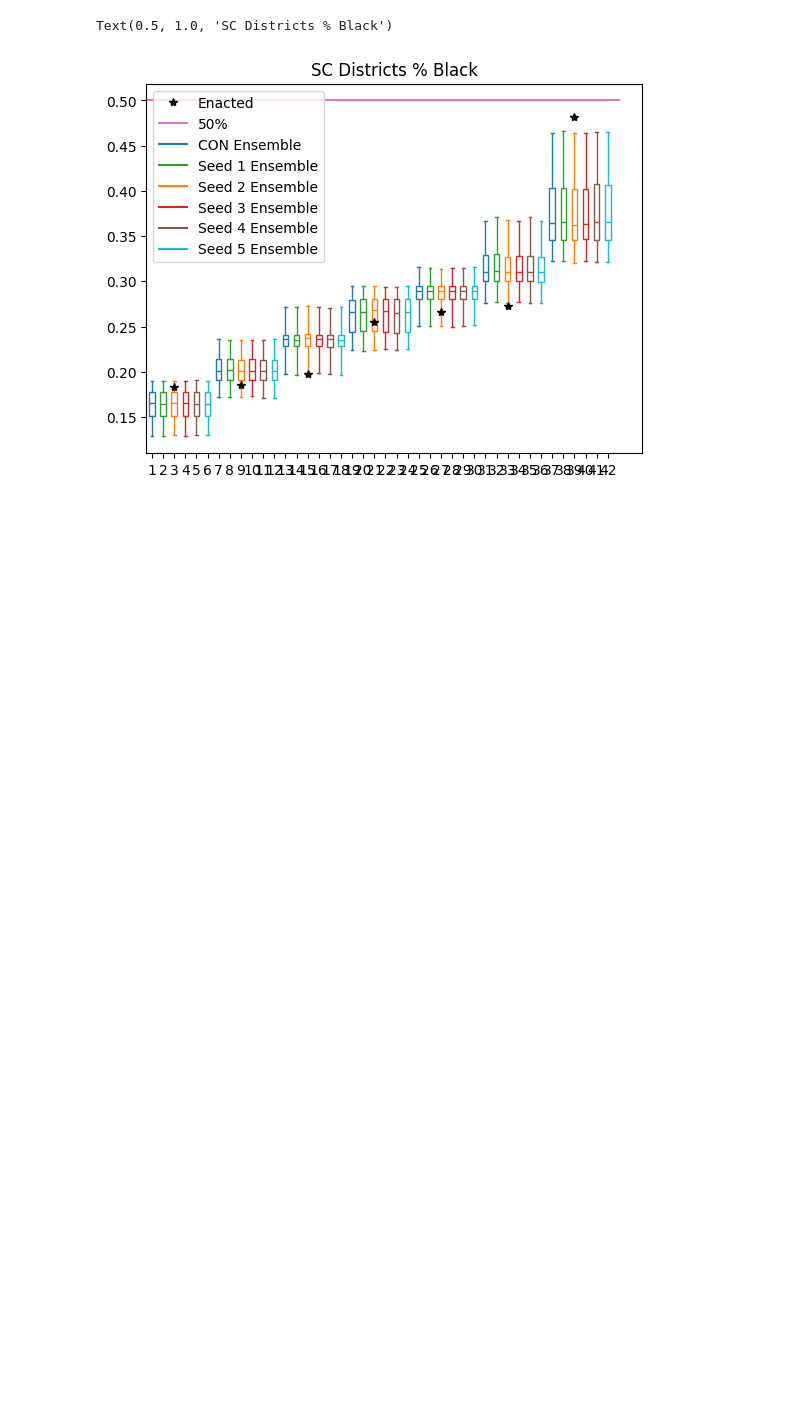
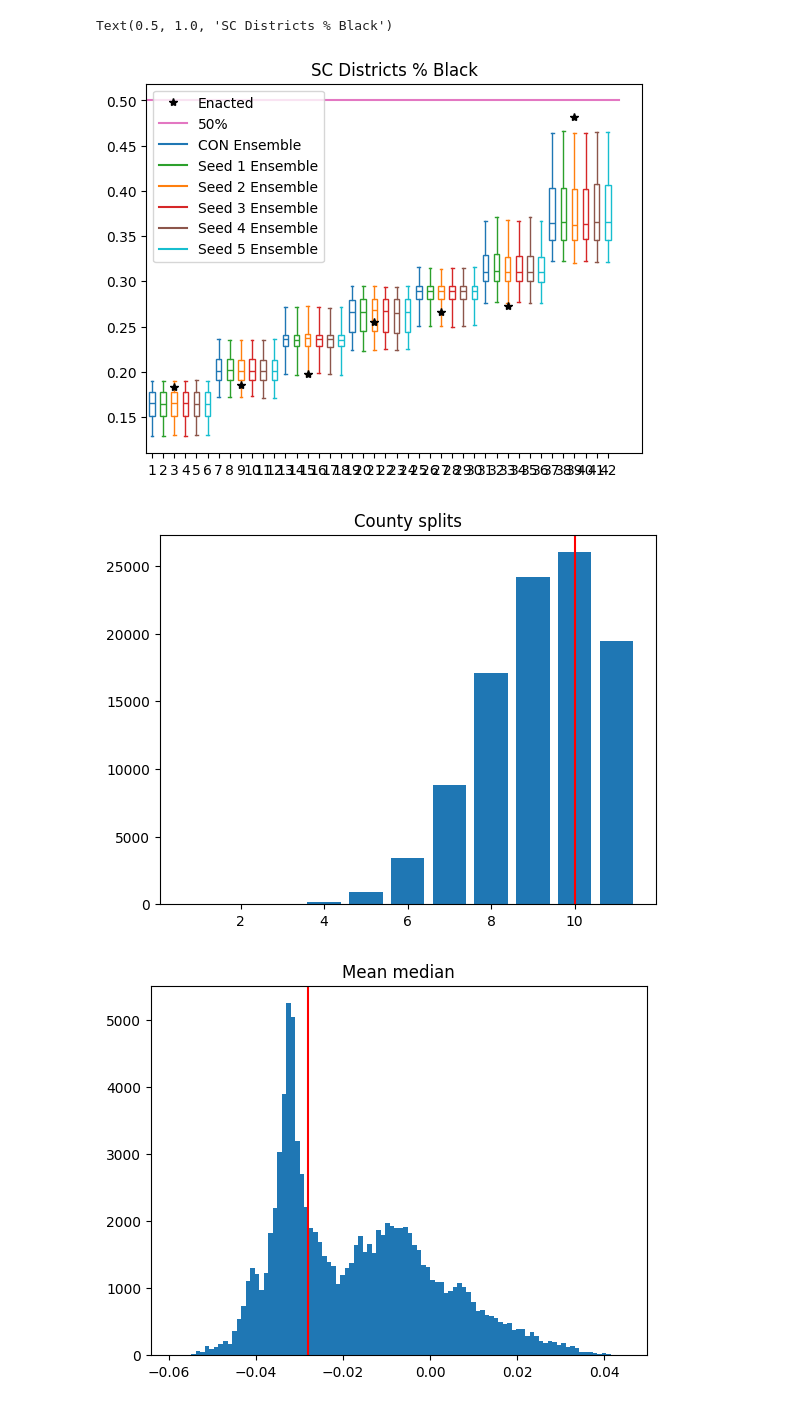
Before and after one commit to angela-moon/vra-analysis-south, a Jupyter notebook: SC/SC_Process_Ensemble_Outputs.ipynb, the cells around one changed output. Cells and saved outputs as stored; diff of their text form; code cells hidden in the pictures; blank space fills up the shorter version.

Commit message:
SC ensemble, Black representatives in Congress plot

```diff
--- a/SC/SC_Process_Ensemble_Outputs.ipynb
+++ b/SC/SC_Process_Ensemble_Outputs.ipynb
@@ -363,3 +364,57 @@ plt.title("SC Districts % Black")
 # %% [output]
 Text(0.5, 1.0, 'SC Districts % Black')
 [figure]
+# %%
+# univariate statistics
+max_steps = 100000
+step_size = 1000
+
+ts = [x * step_size for x in range(1, int(max_steps/step_size) + 1)]
+# %%
+df = pd.read_csv("./SC_Ensemble_Stats/chain_outputs_0_1000.csv")
+
+for t in ts[1:]:
+    df2 = pd.read_csv(f"./SC_Ensemble_Stats/chain_outputs_0_{t}.csv")
+    df = pd.concat([df, df2], ignore_index=True)
+# %%
+counts = Counter(df['County splits'])
+
+categories = list(counts.keys())
+frequencies = list(counts.values())
+plt.bar(categories, frequencies)
+plt.axvline(10, color='red',label='Enacted')
+plt.title("County splits")
+plt.show()
+
+plt.hist(df['MM'],bins=100)
+plt.axvline(-0.02801788672558564, color='red',label='Enacted')
+plt.title("Mean median")
+plt.show()
+
+plt.hist(df['EG'],bins=100)
+plt.axvline(-0.19522613075328088, color='red',label='Enacted')
+plt.title("Efficiency gap")
+plt.show()
+
+plt.hist(df['PB'])
+plt.axvline(-0.07142857142857145, color='red',label='Enacted')
+plt.title("Partisan bias")
+plt.show()
+
+plt.hist(df['PP'],bins=100)
+plt.axvline(2.9564023402099537, color='red',label='Enacted')
+plt.title("Polsby popper")
+plt.show()
+
+counts2 = Counter(df['DWins'])
+
+categories = list(counts2.keys())
+frequencies = list(counts2.values())
+
+plt.bar(categories, frequencies)
+plt.axvline(1, color='red',label='Enacted')
+plt.title("Dem wins")
+plt.show()
+# %% [output]
+[figure, added]
+[figure, added]
```
Also changed, not shown: parts of 2 cells of this notebook, 3 other files.
